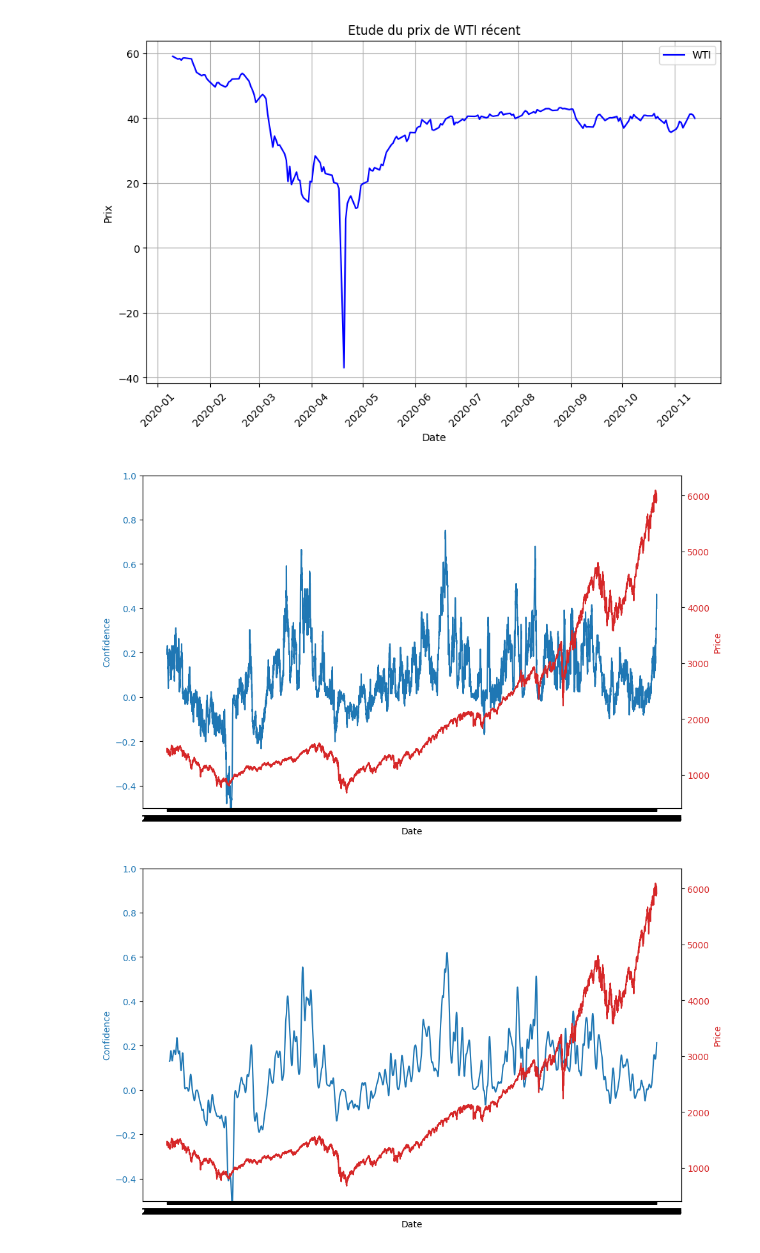
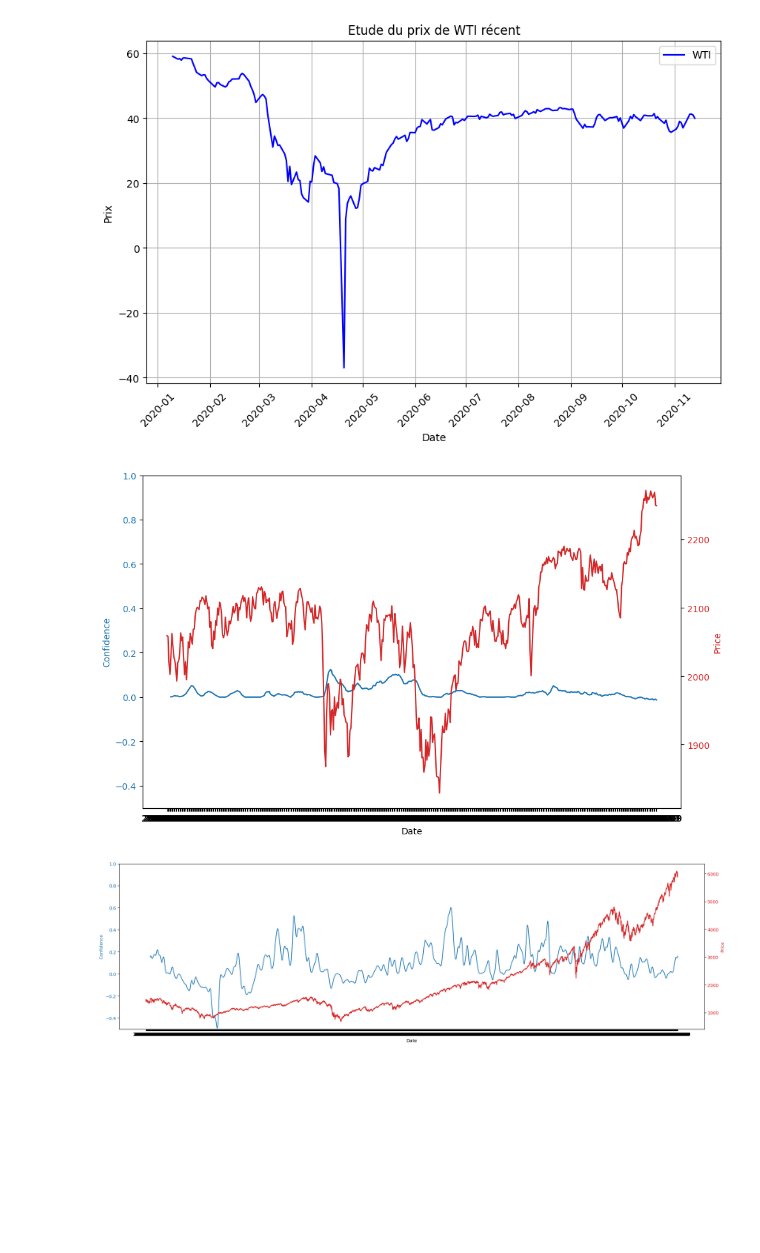
Before and after one commit to baptistedfr/Predicting-Oil-Price-Turning-Points, a Jupyter notebook: Etude_USO_WTI.ipynb, the cells around one changed output. Cells and saved outputs as stored; diff of their text form; code cells hidden in the pictures; blank space fills up the shorter version.

```diff
--- a/Etude_USO_WTI.ipynb
+++ b/Etude_USO_WTI.ipynb
@@ -206,7 +206,7 @@ plt.xticks(rotation=45)
 import pandas as pd
 import numpy as np
 
-df = pd.read_csv('Results/Run_Venise/SP500_SP500 period_2025-05-18_04-32-18.csv', index_col=0)
+df = pd.read_csv('Results/Run_Venise/SP500_SP500 period_2025-05-18_12-44-31.csv', index_col=0)
 # %%
 import matplotlib.pyplot as plt
 
@@ -234,32 +234,32 @@ fig.tight_layout()
 
 plt.show()
 # %% [output]
-[figure, old version]
+[figure, new version]
 # %%
 import matplotlib.pyplot as plt
 
 
-fig, ax1 = plt.subplots(figsize=(10, 6))
+fig, ax1 = plt.subplots(figsize=(20, 6))
 
 dates = df.index
 
 # Fais une rolling 5 jours de confidence
 df["confidence"] = df["confidence"].rolling(window=20).mean()
 
 
 ax1.set_xlabel("Date")
 ax1.set_ylabel("Confidence", color="tab:blue")
 ax1.plot(dates, df["confidence"].values, color="tab:blue", label="Confidence")
 ax1.tick_params(axis="y", labelcolor="tab:blue")
 ax1.set_ylim(-0.5, 1)
 
 ax2 = ax1.twinx()
 ax2.set_ylabel("Price", color="tab:red")
 ax2.plot(dates, df["price"].values, color="tab:red", label="Price")
 ax2.tick_params(axis="y", labelcolor="tab:red")
 
 fig.tight_layout()
 
 plt.show()
 # %% [output]
-[figure, old version]
+[figure, new version]
```
Also changed, not shown: 9 other files.
